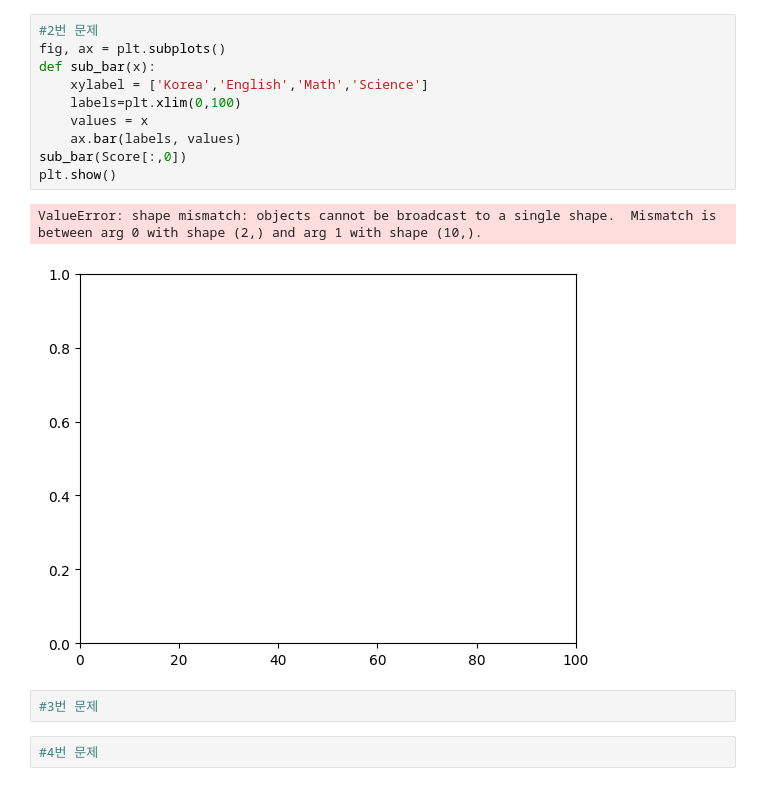
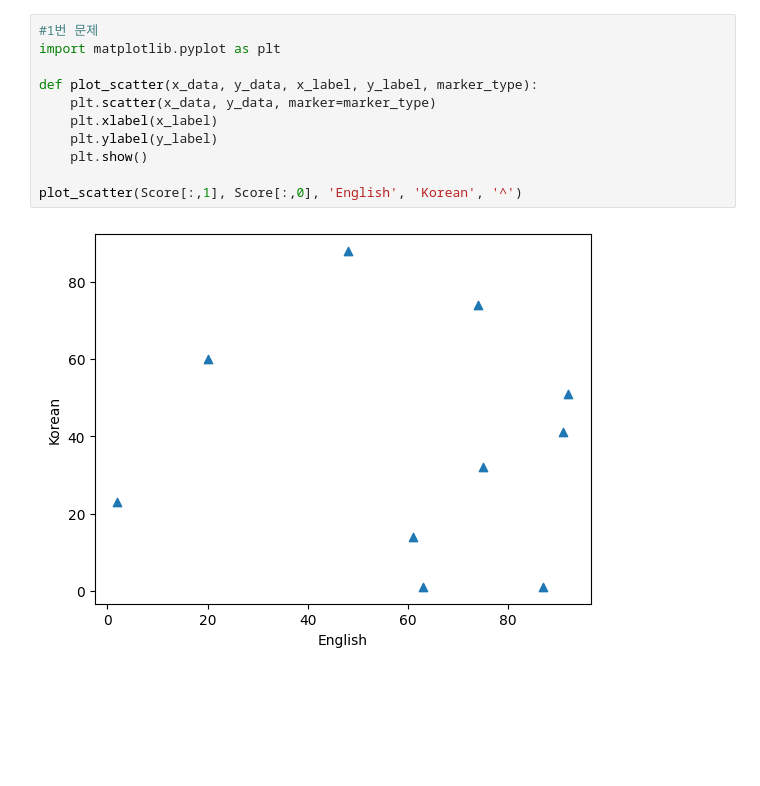
Before and after one commit to maeseok/BITAmin, a Jupyter notebook: 0919.ipynb, the cells around one changed output. Saved outputs shown, nothing was run; the diff lists cells and outputs as text; blank space fills up the shorter version.

```diff
--- a/0919.ipynb
+++ b/0919.ipynb
@@ -38,17 +17,13 @@ plt.scatter(x,y, marker='^')
-# %%
-#2번 문제
-fig, ax = plt.subplots()
-def sub_bar(x):
-    xylabel = ['Korea','English','Math','Science']
-    labels=plt.xlim(0,100)
-    values = x
-    ax.bar(labels, values)
-sub_bar(Score[:,0])
-plt.show()
-# %% [output]
-ValueError: shape mismatch: objects cannot be broadcast to a single shape.  Mismatch is between arg 0 with shape (2,) and arg 1 with shape (10,).
-[figure, removed]
-# %%
-#3번 문제
-# %%
-#4번 문제
+# %%
+#1번 문제
+import matplotlib.pyplot as plt
+
+def plot_scatter(x_data, y_data, x_label, y_label, marker_type):
+    plt.scatter(x_data, y_data, marker=marker_type)
+    plt.xlabel(x_label)
+    plt.ylabel(y_label)
+    plt.show()
+
+plot_scatter(Score[:,1], Score[:,0], 'English', 'Korean', '^')
+# %% [output]
+[figure, added]
```
Also changed, not shown: parts of 6 cells of this notebook, 1 other file.
